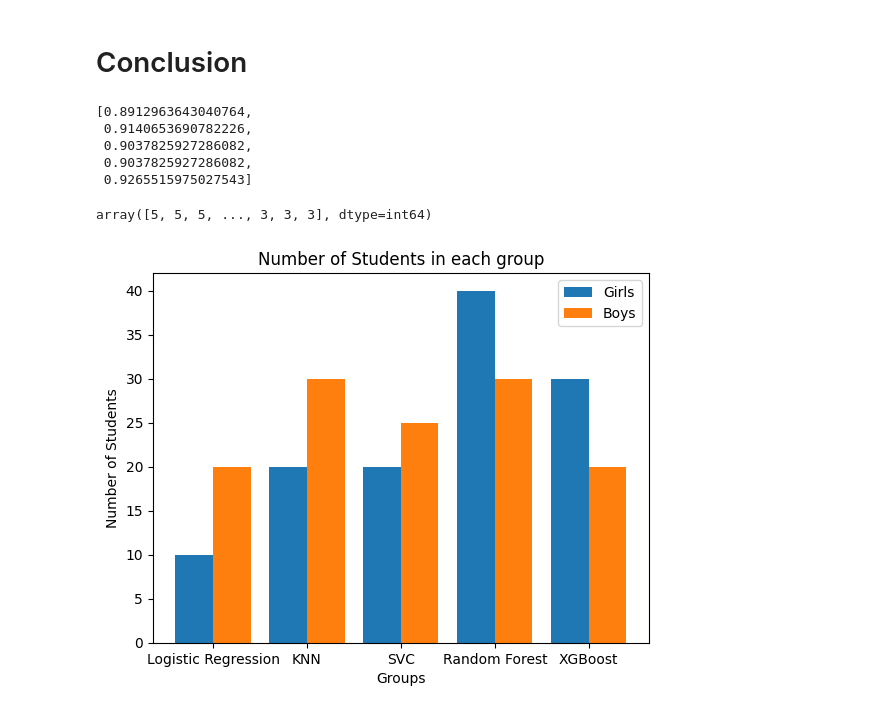
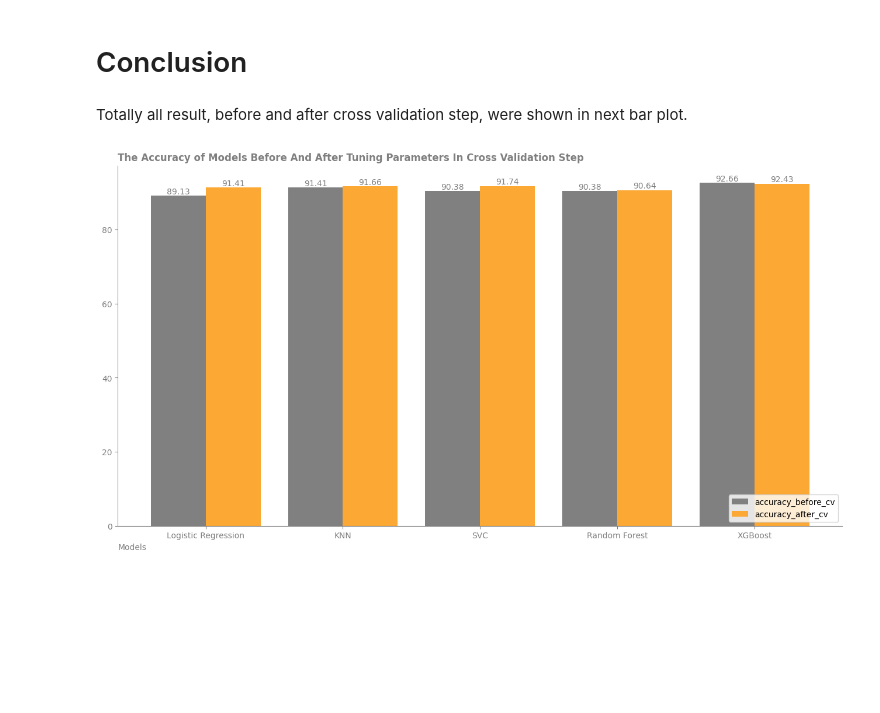
Before and after one commit to amin-eghbalian/dry_bean, a Jupyter notebook: dry_bean.ipynb, the cells around one changed output. Drawn from its saved outputs; the diff is of its cells as text; code cells hidden in the pictures; blank space fills up the shorter version.

Commit message:
conclusion part was added with par plot

```diff
--- a/dry_bean.ipynb
+++ b/dry_bean.ipynb
@@ -768,6 +768,8 @@ print(classification_report(y_valid,y_pred_xgb))
 weighted avg       0.92      0.92      0.92      2723
 # %% [markdown]
 # Conclusion
+# %% [markdown]
+Totally all result, before and after cross validation step, were shown in next bar plot.
 # %%
 accuracy_before_cv = [
     log_reg_score, knn_score, svc_score,
@@ -784,54 +782,31 @@ for model in accuracy_after_cv:
-# %%
-accuracy_before_cv
-# %% [output]
-[0.8912963643040764,
- 0.9140653690782226,
- 0.9037825927286082,
- 0.9037825927286082,
- 0.9265515975027543]
+# %%
+percentage_list = lambda x: round(x, 4) * 100
+accuracy_before_cv = list(map(percentage_list,accuracy_before_cv))
+accuracy_after_cv = list(map(percentage_list,accuracy_after_cv))
 # %%
 fig, ax = plt.subplots(figsize=(16, 8))
-clrs = ["gray" if (x < max(bean_df_count["class_count"])) else "#FBA834"
-         for x in bean_df_count["class_count"]]
+x = ["Logistic Regression", "KNN", "SVC", "Random Forest", "XGBoost"]
 
-ax.bar(bean_df_count["Class"],
-        bean_df_count["class_count"], color=clrs)
+X_axis = np.arange(len(x))
 
-ax.set_title("Number Of Beans In Per Class", loc="left", color="gray", fontweight="bold")
-ax.set_xlabel("Beans Name", loc="left", color="gray")
+ax.bar(X_axis - 0.2, accuracy_before_cv, 0.4, label = 'accuracy_before_cv', color="gray")
+ax.bar(X_axis + 0.2, accuracy_after_cv, 0.4, label = 'accuracy_after_cv', color="#FBA834")
+ax.bar_label(ax.containers[0], color='gray')
+ax.bar_label(ax.containers[1], color='gray')
 
-for bars in ax.containers:
-    ax.bar_label(bars, color="gray")
+plt.xticks(X_axis, x)
+
+plt.legend(loc=4)
+
+ax.set_title("The Accuracy of Models Before And After Tuning Parameters In Cross Validation Step",
+              loc="left", color="gray", fontweight="bold")
+ax.set_xlabel("Models", loc="left", color="gray")
 
 ax.spines[['right', 'top']].set_visible(False)
 ax.spines[['bottom', 'left']].set_color("gray")
 ax.tick_params(axis='x', colors='gray')
 ax.tick_params(axis='y', colors='gray')
+
 plt.show()
+# %% [output]
+[figure, added]
-# %%
-['SEKER', 'BARBUNYA', 'BOMBAY', 'CALI', 'HOROZ', 'SIRA', 'DERMASON']
-# %% [output]
-array([5, 5, 5, ..., 3, 3, 3], dtype=int64)
-# %%
-fig, ax = plt.subplots(figsize=(16, 8))
-x = ["Logistic Regression", "KNN", "SVC", "Random Forest", "XGBoost"]
-
-accuracy_before_cv = [89.1, ]
-accuracy_after_cv = [91.4]
-
-Ygirls = [10,20,20,40, 30]
-Zboys = [20,30,25,30, 20]
-
-X_axis = np.arange(len(x))
-
-ax.bar(X_axis - 0.2, Ygirls, 0.4, label = 'Girls')
-ax.bar(X_axis + 0.2, Zboys, 0.4, label = 'Boys')
-
-plt.xticks(X_axis, x)
-plt.xlabel("Groups")
-plt.ylabel("Number of Students")
-plt.title("Number of Students in each group")
-plt.legend()
-plt.show()
-# %% [output]
-[figure, removed]
```
Also changed, not shown: parts of 1 cell of this notebook.
